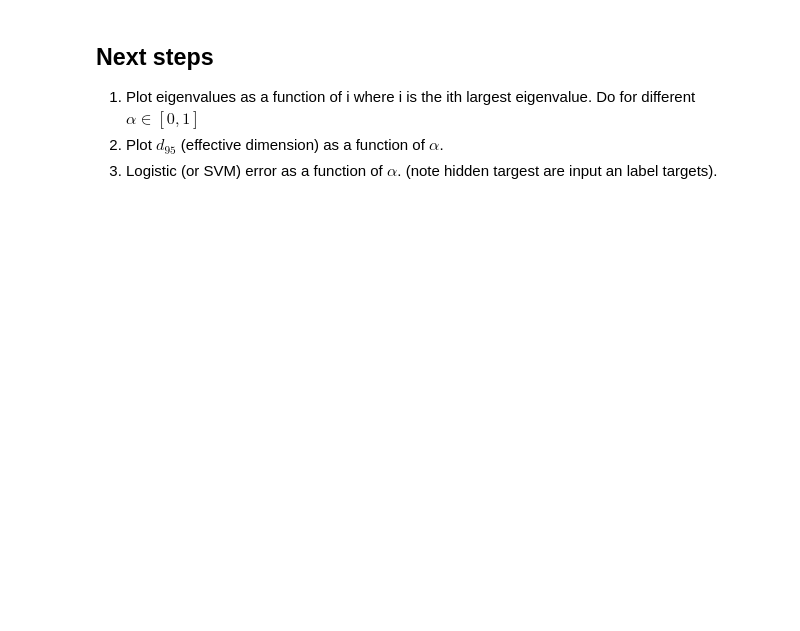
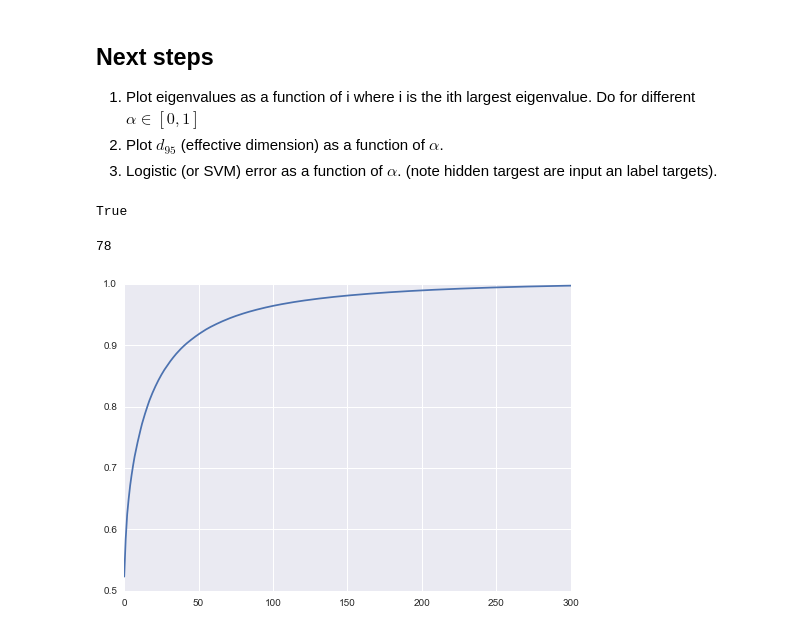
Before and after one commit to kristjanjonsson/Deep-Hidden-Layer-Learning, a Jupyter notebook: Prototyping.ipynb, the cells around one changed output. Cells and saved outputs as stored; diff of their text form; code cells hidden in the pictures; blank space fills up the shorter version.

```diff
--- a/Prototyping.ipynb
+++ b/Prototyping.ipynb
@@ -56,8 +57,8 @@ print(X.shape)
 print(y.shape)
 print()
 
-# Use 10% for validation.
-X_train, X_test, y_train, y_test = train_test_split(X, y, test_size=0.1)
+
+X_train, X_test, y_train, y_test = train_test_split(X, y, train_size=1000)
 print(X_train.shape)
 print(y_train.shape)
 print(X_test.shape)
@@ -88,3 +89,21 @@ Label of sample image is 0
 1. Plot eigenvalues as a function of i where i is the ith largest eigenvalue. Do for different $\alpha \in [0, 1]$
 1. Plot $d_{95}$ (effective dimension) as a function of $\alpha$.
 1. Logistic (or SVM) error as a function of $\alpha$. (note hidden targest are input an label targets).
+# %%
+XG = gram(X_train)
+YG = gram(y_train[:, np.newaxis])
+# %%
+alpha = 0.5
+H, eigvals = hiddenTargets(XG, YG, alpha)
+np.allclose(H.dot(H.T), alpha * XG + (1 - alpha) * YG)
+# %% [output]
+True
+# %%
+effectiveDimension(eigvals)
+# %% [output]
+78
+# %%
+plt.plot(eigvals.cumsum() / eigvals.sum())
+plt.xlim((0, 300));
+# %% [output]
+[figure, added]
```
Also changed, not shown: parts of 4 cells of this notebook, 1 other file.
